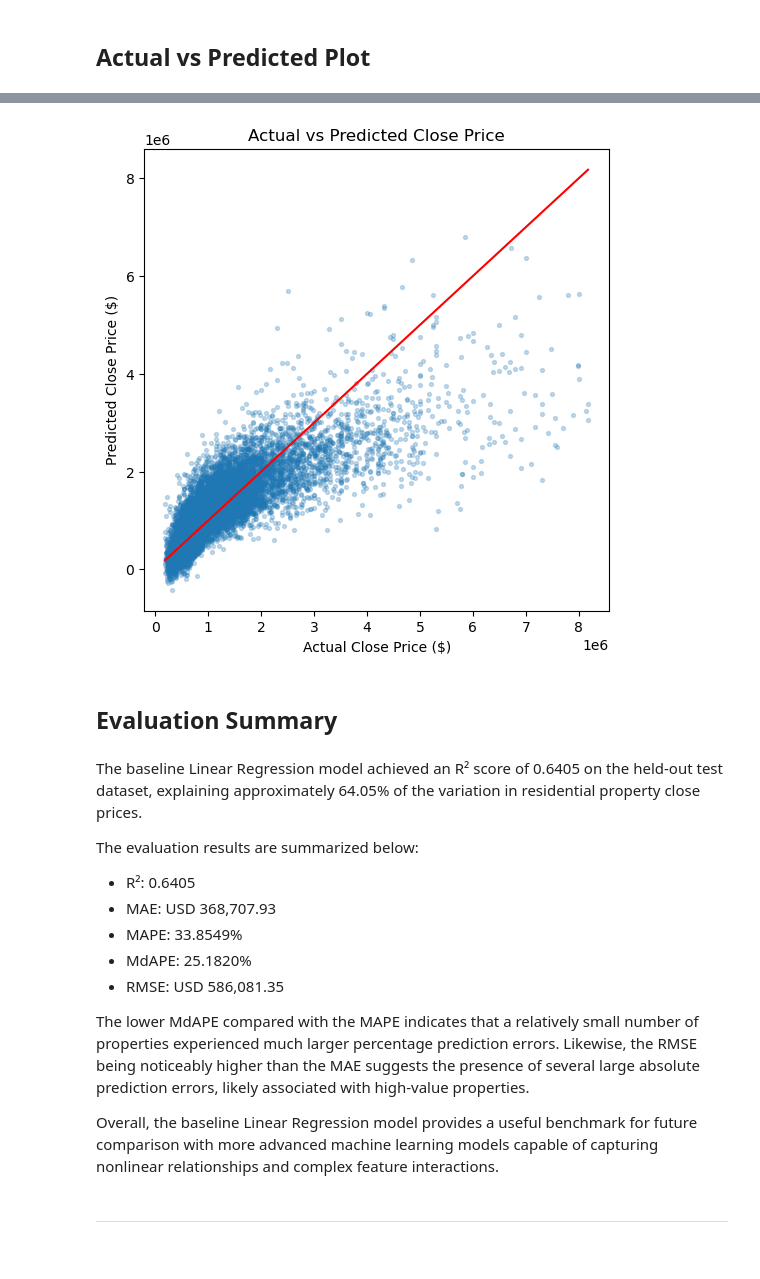
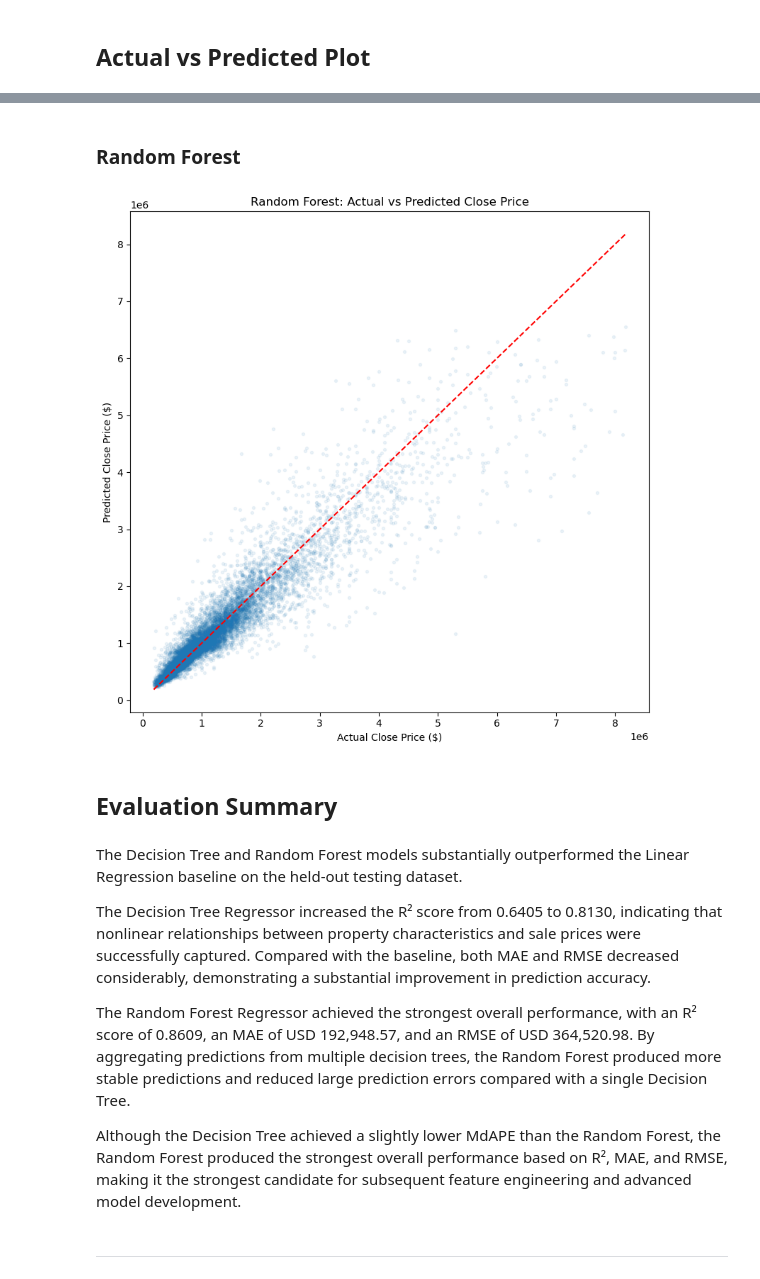
Before and after one commit to jasperfc/IDX-Exchange, a Jupyter notebook: Notebook/notebook_04_model_comparison.ipynb, the cells around one changed output, grey strips where cells are left out. Saved outputs shown, nothing was run; the diff lists cells and outputs as text; code cells hidden in the pictures.

```diff
--- a/Notebook/notebook_04_model_comparison.ipynb
+++ b/Notebook/notebook_04_model_comparison.ipynb
@@ -88,0 +144,3 @@ target_summary.style.hide(axis = "index")
+# %%
+best_depth = int(depth_results_df.loc[depth_results_df["R²"].idxmax(), "Max Depth"])
+print(f"Best max depth based on test R²: {best_depth}")
@@ -89,6 +151,11 @@ target_summary.style.hide(axis = "index")
 # %%
-# Initialize baseline model
-model = LinearRegression()
-model.fit(x_train, y_train)
-print("Model training completed.")
+# Initialize Decision Tree Model with the best_depth we found
+dt_regressor = DecisionTreeRegressor(
+    max_depth = best_depth,
+    min_samples_split = 10,
+    min_samples_leaf = 5,
+    random_state = 42
+)
+dt_regressor.fit(x_train, y_train)
+print("Decision Tree training completed.")
 # %% [output]
@@ -99,0 +218,11 @@ y_pred = model.predict(x_test)
+# %%
+rf_regressor = RandomForestRegressor(
+    n_estimators = 50,
+    max_depth = 15,
+    min_samples_split = 10,
+    min_samples_leaf = 5,
+    n_jobs = -1,
+    random_state = 42
+)
+rf_regressor.fit(x_train, y_train)
+print("Random Forest training completed.")
@@ -99,0 +233,2 @@ y_pred = model.predict(x_test)
+# %%
+y_pred_rf = rf_regressor.predict(x_test)
@@ -132,33 +357,26 @@ results.style.format({
+# %% [markdown]
+### Random Forest
 # %%
-plt.figure(figsize = (6,6))
-plt.scatter(y_test, y_pred, alpha = 0.25, s = 8)
-plt.plot(
-    [y_test.min(), y_test.max()],
-    [y_test.min(), y_test.max()],
-    color = "red"
-)
+plt.figure(figsize = (8, 8))
+plt.scatter(y_test, y_pred_rf, alpha = 0.08, s = 8)
+plt.plot([y_test.min(), y_test.max()], [y_test.min(), y_test.max()], color = "red", linestyle = "--")
 plt.xlabel("Actual Close Price ($)")
 plt.ylabel("Predicted Close Price ($)")
-plt.title("Actual vs Predicted Close Price")
+plt.title("Random Forest: Actual vs Predicted Close Price")
+plt.tight_layout()
 plt.show()
 # %% [output]
-[figure, old version]
+[figure, new version]
 # %% [markdown]
 ## Evaluation Summary
 # %% [markdown]
-The baseline Linear Regression model achieved an R² score of 0.6405 on the held-out test dataset, explaining approximately 64.05% of the variation in residential property close prices.
+The Decision Tree and Random Forest models substantially outperformed the Linear Regression baseline on the held-out testing dataset.
 
-The evaluation results are summarized below:
+The Decision Tree Regressor increased the R² score from 0.6405 to 0.8130, indicating that nonlinear relationships between property characteristics and sale prices were successfully captured. Compared with the baseline, both MAE and RMSE decreased considerably, demonstrating a substantial improvement in prediction accuracy.
 
-- R²: 0.6405
-- MAE: USD 368,707.93
-- MAPE: 33.8549%
-- MdAPE: 25.1820%
-- RMSE: USD 586,081.35
+The Random Forest Regressor achieved the strongest overall performance, with an R² score of 0.8609, an MAE of USD 192,948.57, and an RMSE of USD 364,520.98. By aggregating predictions from multiple decision trees, the Random Forest produced more stable predictions and reduced large prediction errors compared with a single Decision Tree.
 
-The lower MdAPE compared with the MAPE indicates that a relatively small number of properties experienced much larger percentage prediction errors. Likewise, the RMSE being noticeably higher than the MAE suggests the presence of several large absolute prediction errors, likely associated with high-value properties.
-
-Overall, the baseline Linear Regression model provides a useful benchmark for future comparison with more advanced machine learning models capable of capturing nonlinear relationships and complex feature interactions.
+Although the Decision Tree achieved a slightly lower MdAPE than the Random Forest, the Random Forest produced the strongest overall performance based on R², MAE, and RMSE, making it the strongest candidate for subsequent feature engineering and advanced model development.
 # %% [markdown]
 ---------------------------------------------------------------------------------------------------------------------------------------------------------
 # %% [markdown]
```
Also changed, not shown: parts of 39 cells of this notebook, 2 other files.
